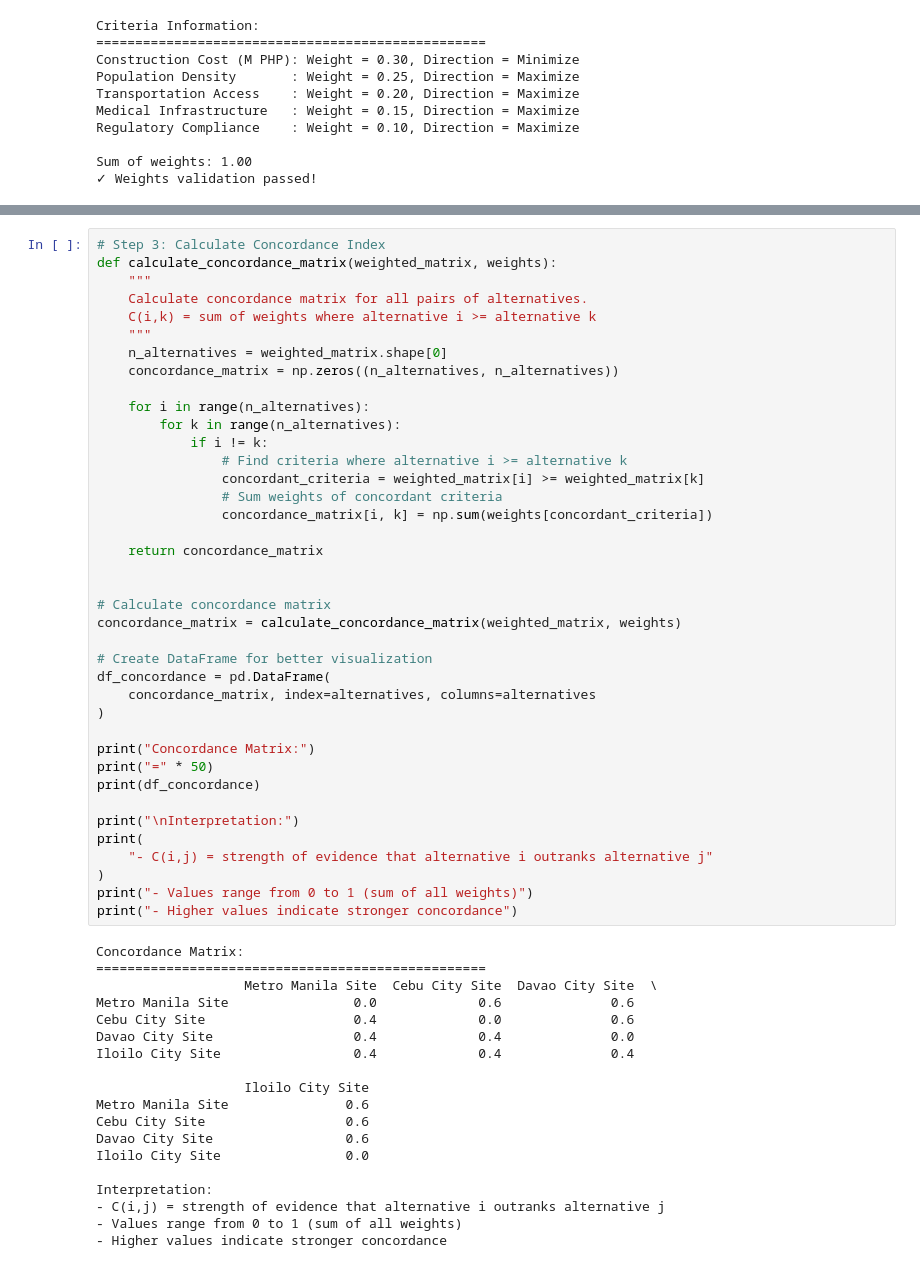
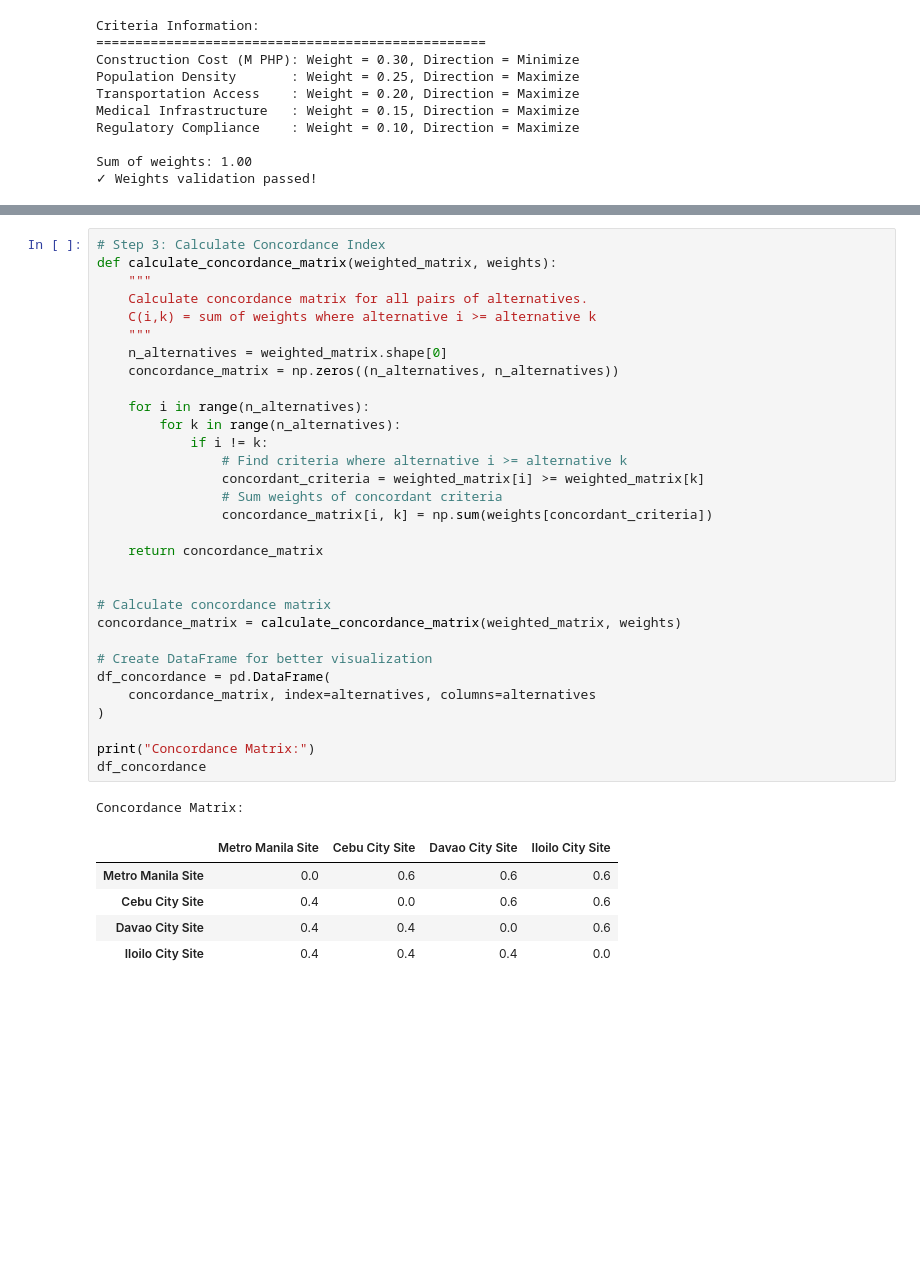
Before and after one commit to HecBanda/mcdm, a Jupyter notebook: notebooks/ntbk9 - ELECTRE.ipynb, the cells around one changed output, grey strips where cells are left out. Cells and saved outputs as stored; diff of their text form; blank space fills up the shorter version.

```diff
--- a/notebooks/ntbk9 - ELECTRE.ipynb
+++ b/notebooks/ntbk9 - ELECTRE.ipynb
@@ -327,59 +316,39 @@ Iloilo City Site                  0.0540
 def calculate_concordance_matrix(weighted_matrix, weights):
     """
     Calculate concordance matrix for all pairs of alternatives.
     C(i,k) = sum of weights where alternative i >= alternative k
     """
     n_alternatives = weighted_matrix.shape[0]
     concordance_matrix = np.zeros((n_alternatives, n_alternatives))
 
     for i in range(n_alternatives):
         for k in range(n_alternatives):
             if i != k:
                 # Find criteria where alternative i >= alternative k
                 concordant_criteria = weighted_matrix[i] >= weighted_matrix[k]
                 # Sum weights of concordant criteria
                 concordance_matrix[i, k] = np.sum(weights[concordant_criteria])
 
     return concordance_matrix
 
 
 # Calculate concordance matrix
 concordance_matrix = calculate_concordance_matrix(weighted_matrix, weights)
 
 # Create DataFrame for better visualization
 df_concordance = pd.DataFrame(
     concordance_matrix, index=alternatives, columns=alternatives
 )
 
 print("Concordance Matrix:")
-print("=" * 50)
-print(df_concordance)
-
-print("\nInterpretation:")
-print(
-    "- C(i,j) = strength of evidence that alternative i outranks alternative j"
-)
-print("- Values range from 0 to 1 (sum of all weights)")
-print("- Higher values indicate stronger concordance")
+df_concordance
 # %% [output]
 Concordance Matrix:
-==================================================
-                   Metro Manila Site  Cebu City Site  Davao City Site  \
-Metro Manila Site                0.0             0.6              0.6
-Cebu City Site                   0.4             0.0              0.6
-Davao City Site                  0.4             0.4              0.0
-Iloilo City Site                 0.4             0.4              0.4
-
-                   Iloilo City Site
-Metro Manila Site               0.6
-Cebu City Site                  0.6
-Davao City Site                 0.6
-Iloilo City Site                0.0
-
-Interpretation:
-- C(i,j) = strength of evidence that alternative i outranks alternative j
-- Values range from 0 to 1 (sum of all weights)
-- Higher values indicate stronger concordance
+|  | Metro Manila Site | Cebu City Site | Davao City Site | Iloilo City Site |
+| Metro Manila Site | 0.0 | 0.6 | 0.6 | 0.6 |
+| Cebu City Site | 0.4 | 0.0 | 0.6 | 0.6 |
+| Davao City Site | 0.4 | 0.4 | 0.0 | 0.6 |
+| Iloilo City Site | 0.4 | 0.4 | 0.4 | 0.0 |
 # %%
 # Step 4: Calculate Discordance Index
 def calculate_discordance_matrix(weighted_matrix):
```
Also changed, not shown: parts of 8 cells of this notebook, 1 other file.
